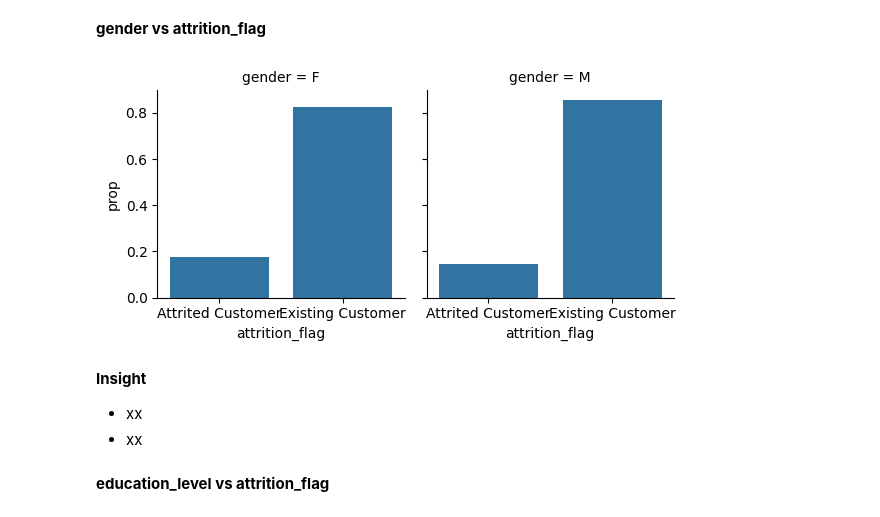
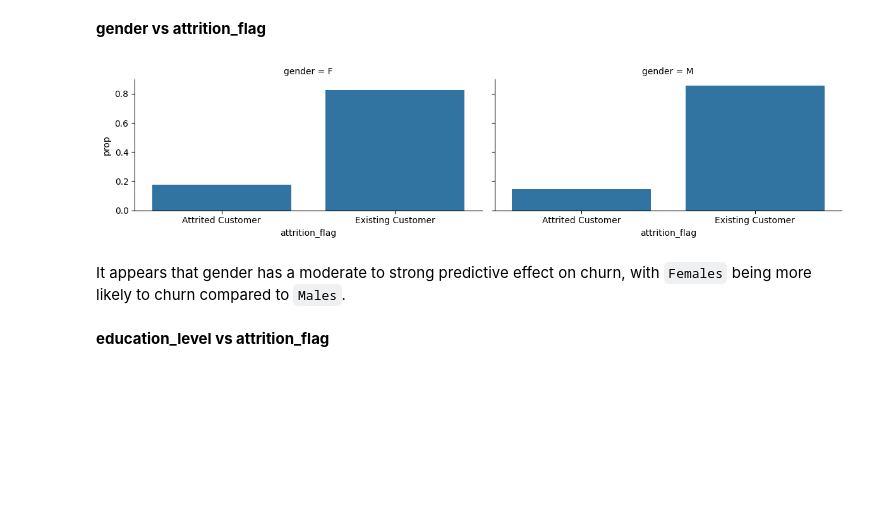
Before and after one commit to jihadakbr/churn-analysis, a Jupyter notebook: churn_analysis_feature_importance.ipynb, the cells around one changed output. Drawn from its saved outputs; the diff is of its cells as text; code cells hidden in the pictures; blank space fills up the shorter version.

```diff
--- a/churn_analysis_feature_importance.ipynb
+++ b/churn_analysis_feature_importance.ipynb
@@ -708,15 +711,14 @@ prop_agg(train, "gender", "attrition_flag")
 # %%
 g = sns.FacetGrid(
     data = prop_agg(train, "gender", "attrition_flag"),
-    col = "gender"
+    col = "gender",
+    aspect = 2
 )
 g.map(sns.barplot, "attrition_flag", "prop");
 # %% [output]
-[figure, old version]
+[figure, new version]
-# %% [markdown]
-**Insight**
-- xx
-- xx
+# %% [markdown]
+It appears that gender has a moderate to strong predictive effect on churn, with `Females` being more likely to churn compared to `Males`.
 # %% [markdown]
 **education_level vs attrition_flag**
 # %%
```
Also changed, not shown: parts of 84 cells of this notebook.
